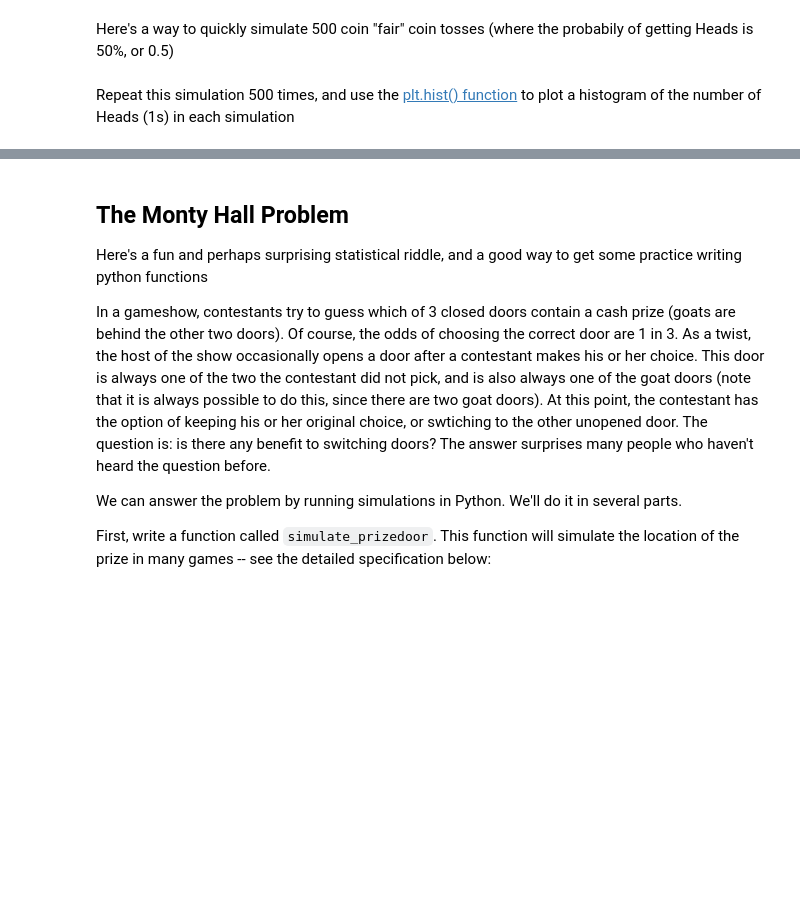
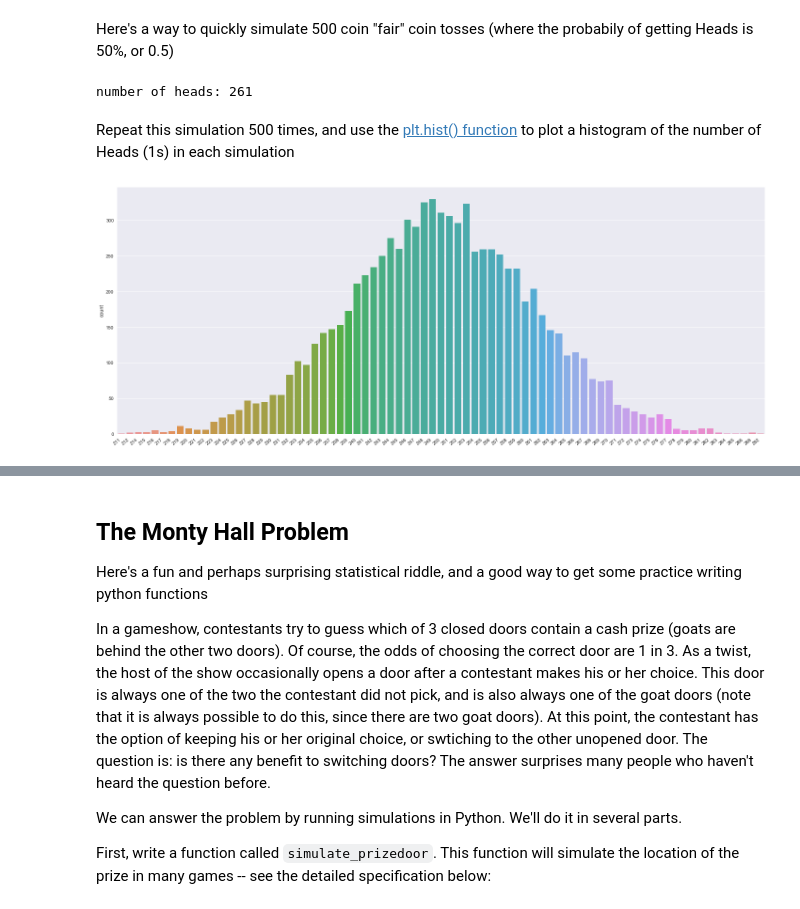
Before and after one commit to jweissenberger/2014, a Jupyter notebook: homework/HW0.ipynb, the cells around one changed output, grey strips where cells are left out. Saved outputs shown, nothing was run; the diff lists cells and outputs as text; code cells hidden in the pictures; blank space fills up the shorter version.

```diff
--- a/homework/HW0.ipynb
+++ b/homework/HW0.ipynb
@@ -172,6 +165,8 @@ Call the `x.max` function again, but use the `axis` keyword to print the maximum
 Here's a way to quickly simulate 500 coin "fair" coin tosses (where the probabily of getting Heads is 50%, or 0.5)
 # %%
 x = np.random.binomial(500, .5)
-print "number of heads:", x
+print("number of heads:", x)
+# %% [output]
+number of heads: 261
 # %% [markdown]
 Repeat this simulation 500 times, and use the [plt.hist() function](http://matplotlib.org/api/pyplot_api.html#matplotlib.pyplot.hist) to plot a histogram of the number of Heads (1s) in each simulation
@@ -179,0 +175,13 @@ Repeat this simulation 500 times, and use the [plt.hist() function](http://matpl
+# %%
+heads = list()
+# %%
+for i in range(500):
+    x = np.random.binomial(500, .5)
+    heads.append(x)
+plt.figure(figsize=(20,8))
+ax = sns.countplot(heads)
+ax.set_xticklabels(ax.get_xticklabels(), rotation=40, ha="right")
+plt.tight_layout()
+plt.show()
+# %% [output]
+[figure, added]
```
Also changed, not shown: parts of 11 cells of this notebook, 1 other file.
